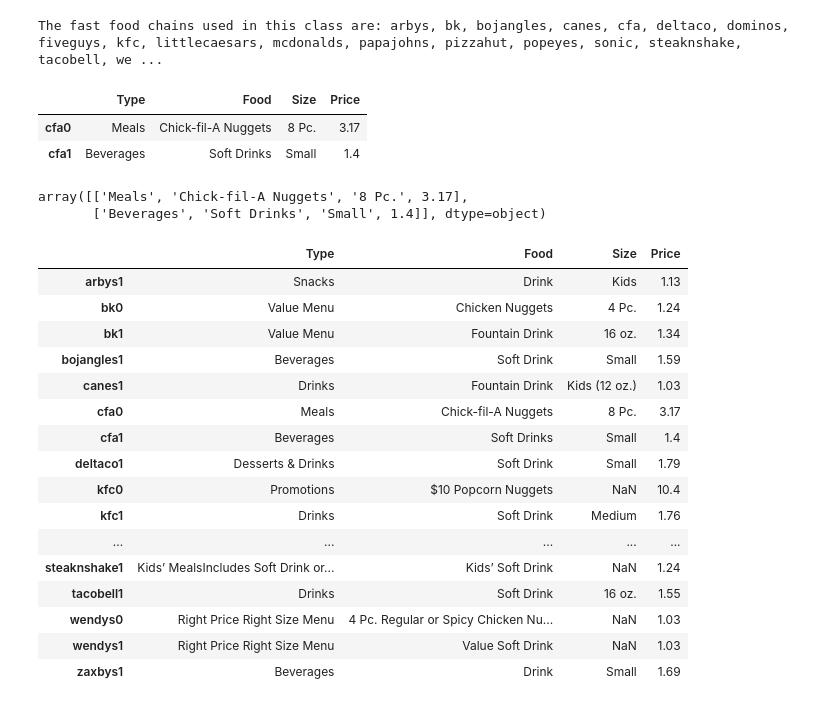
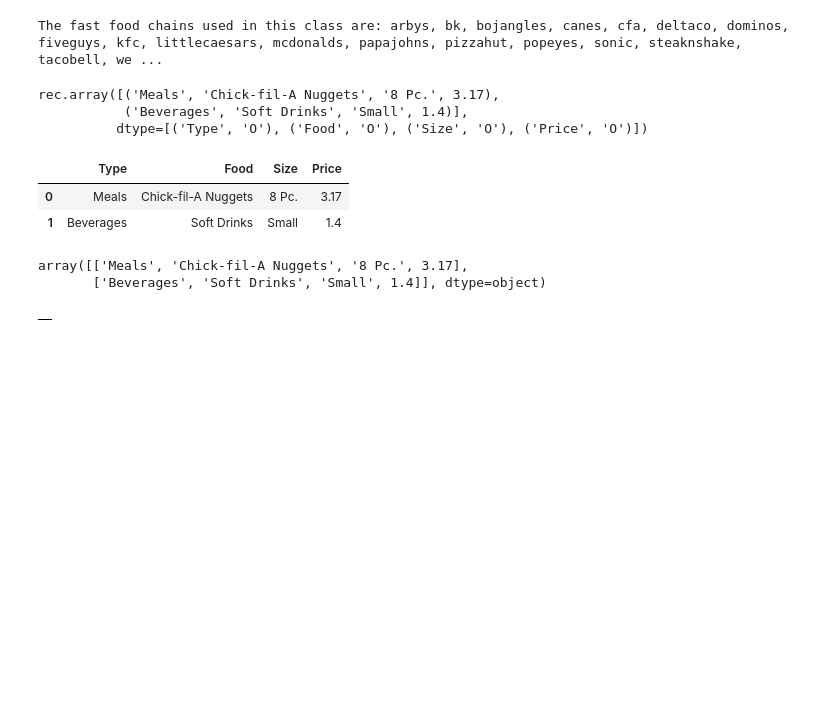
Before and after one commit to maddiehope/hacks8, a Jupyter notebook: cleaning_datasets.ipynb, the cells around one changed output. Cells and saved outputs as stored; diff of their text form; code cells hidden in the pictures; blank space fills up the shorter version.

```diff
--- a/cleaning_datasets.ipynb
+++ b/cleaning_datasets.ipynb
@@ -96,15 +96,24 @@ this_chain = pd.DataFrame(o)
 this_chain = this_chain.transpose()
 
 one_option = pd.concat((one_option,this_chain))
+one_option = one_option.to_records(index=False)
 
 
         # this will return a list with all availabe menu items matching each option submitted
         # Each index is a dataframe slice that corresponds with the index of the submitted option list
 one_option
 # %% [output]
-|  | Type | Food | Size | Price |
-| cfa0 | Meals | Chick-fil-A Nuggets | 8 Pc. | 3.17 |
-| cfa1 | Beverages | Soft Drinks | Small | 1.4 |
+rec.array([('Meals', 'Chick-fil-A Nuggets', '8 Pc.', 3.17),
+           ('Beverages', 'Soft Drinks', 'Small', 1.4)],
+          dtype=[('Type', 'O'), ('Food', 'O'), ('Size', 'O'), ('Price', 'O')])
+# %%
+## aesthetics
+df = pd.DataFrame(one_option)
+df
+# %% [output]
+|  | Type | Food | Size | Price |
+| 0 | Meals | Chick-fil-A Nuggets | 8 Pc. | 3.17 |
+| 1 | Beverages | Soft Drinks | Small | 1.4 |
 # %%
 cfa = test.one_chain('cfa', options = [test.foods[0],test.drinks[0]])
 
@@ -113,7 +122,7 @@ cfa
 array([['Meals', 'Chick-fil-A Nuggets', '8 Pc.', 3.17],
        ['Beverages', 'Soft Drinks', 'Small', 1.4]], dtype=object)
 # %%
-options = [foods[0], drinks[0]]
+options = ['nugget', 'burger']
 
 all_options = pd.DataFrame({'Type': [], 'Food': [], 'Size': [], 'Price':[]}) # will help us combine all menu items for the options for EVERY chain
 
@@ -130,53 +139,47 @@ for i,chain in enumerate(chain_collection): # loops once over every restaurant d
     df = df[~df['Food'].str.contains('limited', case=False, na=False)]
     df = df[~df['Type'].str.contains('combo', case=False, na=False)]
     df = df[~df['Type'].str.contains('limited', case=False, na=False)]
 
 
     o = {} # dictionary that helps us collect the menu items for the options
 
     # finding all the desired food
     for j, item in enumerate(options): # loops once through each item in the 'options' list
         #print(j)
 
+        ########## new
+        price = 0
+        ##########
+
     # using a mask to filter through the dataframe to choose only what the user picked
         if df['Food'].str.contains(item, case=False, na=False).any() == True: # making sure that the chain has a menu item for the user's option
+            ########## new
+            this_price = 0
+            ##########
 
             #print(item)
 
             slice = df[df['Food'].str.contains(item, case=False, na=False)] # filtering out desired food type using a mask
 
             min_index = slice['Price'].idxmin()
             min_row = df.loc[min_index]
             o.update({chain_collection_list[i]+str(j): min_row})  # adding all menu items the chain has for the desired food and adding that slice to the o dictionary
 
+            ########## new
+            price+=this_price
+            ##########
+
             #print(o)
 
         this_chain = pd.DataFrame(o)
         this_chain = this_chain.transpose()
-        #print(this_chain)
 
-    all_options = pd.concat((all_options,this_chain))
+    #all_options = pd.concat((all_options,this_chain))
     #print(all_options)
 
-all_options
+#all_options
 # %% [output]
-|  | Type | Food | Size | Price |
-| arbys1 | Snacks | Drink | Kids | 1.13 |
-| bk0 | Value Menu | Chicken Nuggets | 4 Pc. | 1.24 |
-| bk1 | Value Menu | Fountain Drink | 16 oz. | 1.34 |
-| bojangles1 | Beverages | Soft Drink | Small | 1.59 |
-| canes1 | Drinks | Fountain Drink | Kids (12 oz.) | 1.03 |
-| cfa0 | Meals | Chick-fil-A Nuggets | 8 Pc. | 3.17 |
-| cfa1 | Beverages | Soft Drinks | Small | 1.4 |
-| deltaco1 | Desserts & Drinks | Soft Drink | Small | 1.79 |
-| kfc0 | Promotions | $10 Popcorn Nuggets | NaN | 10.4 |
-| kfc1 | Drinks | Soft Drink | Medium | 1.76 |
-| ... | ... | ... | ... | ... |
-| steaknshake1 | Kids’ MealsIncludes Soft Drink or... | Kids’ Soft Drink | NaN | 1.24 |
-| tacobell1 | Drinks | Soft Drink | 16 oz. | 1.55 |
-| wendys0 | Right Price Right Size Menu | 4 Pc. Regular or Spicy Chicken Nu... | NaN | 1.03 |
-| wendys1 | Right Price Right Size Menu | Value Soft Drink | NaN | 1.03 |
-| zaxbys1 | Beverages | Drink | Small | 1.69 |
+|  |
 # %%
 for i, item in enumerate(options):
     all_options[item] = all_options[all_options['Food'].str.contains(item, case=False, na=False)]['Food']
```
Also changed, not shown: parts of 5 cells of this notebook, 5 other files.
